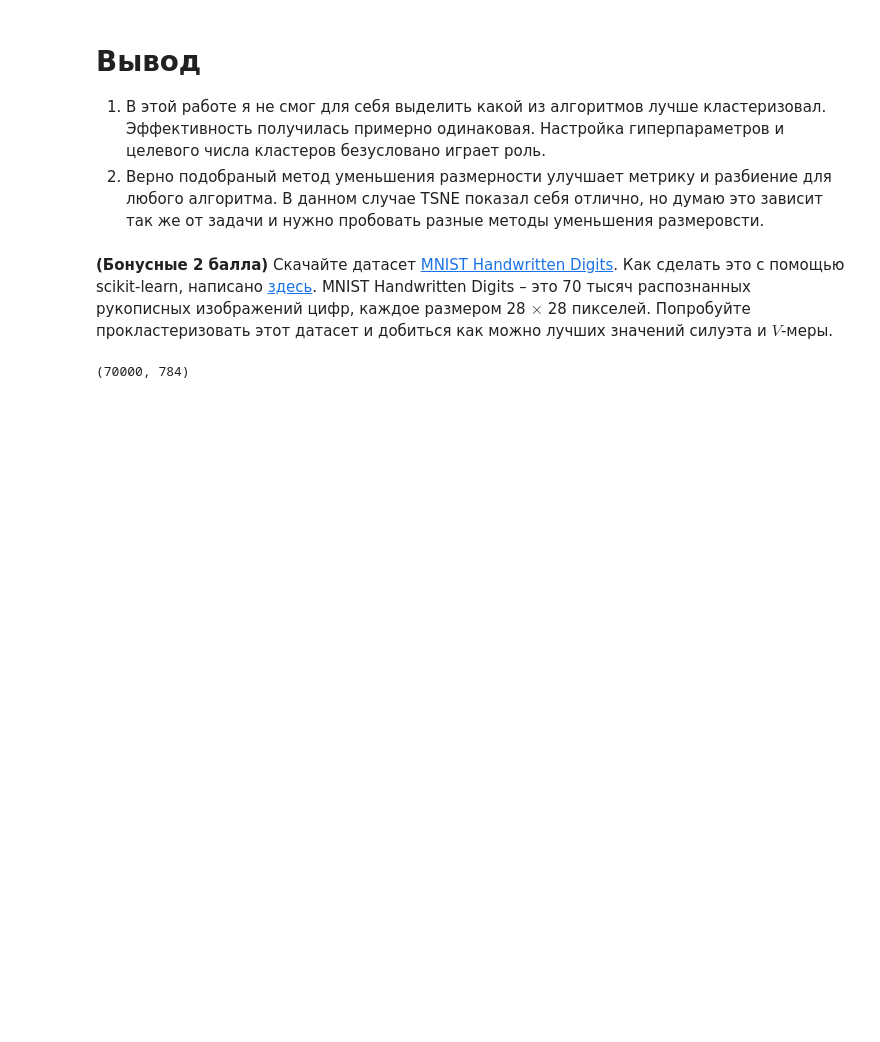
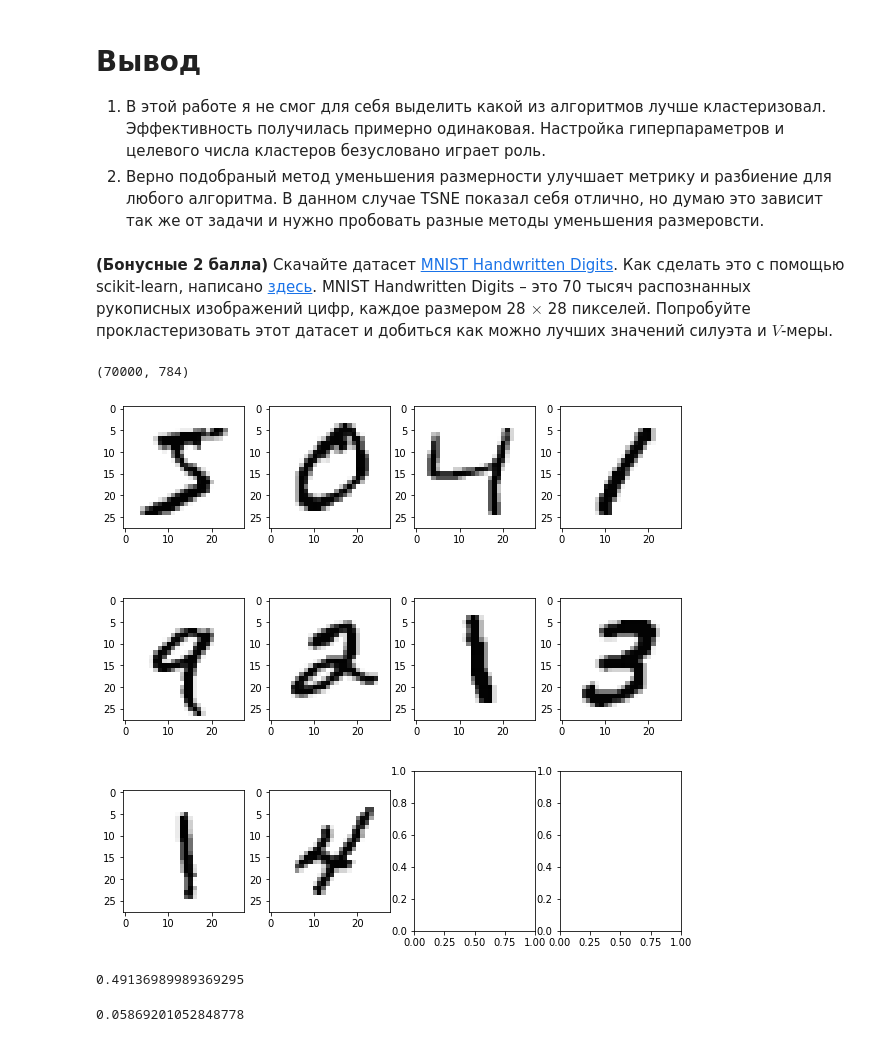
Before and after one commit to YakovGrischenko/rss-ml-intro, a Jupyter notebook: 7_clustering/clustering.ipynb, the cells around one changed output. Cells and saved outputs as stored; diff of their text form; code cells hidden in the pictures; blank space fills up the shorter version.

```diff
--- a/7_clustering/clustering.ipynb
+++ b/7_clustering/clustering.ipynb
@@ -394,0 +392,16 @@ print(X.shape)
+# %%
+inverted_X_big = 16-X_big[:10]
+
+#print(inverted_X_big.values)
+
+def draw_digits_big(digits_list):
+    _, axes = plt.subplots(nrows=3, ncols=4, figsize=(10, 10))
+    for ax, image in zip(axes.flatten(), digits_list):
+        plt.gray()
+        #print(image)
+        ax.imshow(image.reshape((28, 28)), interpolation="none" )
+
+
+draw_digits_big(inverted_X_big.values)
+# %% [output]
+[figure, added]
@@ -394,0 +414,10 @@ print(X.shape)
+# %%
+v_score = v_measure_score(y_big, kmeans_pred_labels_big_clear)
+print(v_score)
+# %% [output]
+0.49136989989369295
+# %%
+sil_sscore_or = silhouette_score(X_big, kmeans_pred_labels_big_clear)
+print(sil_sscore_or)
+# %% [output]
+0.05869201052848778
```
Also changed, not shown: parts of 14 cells of this notebook.
